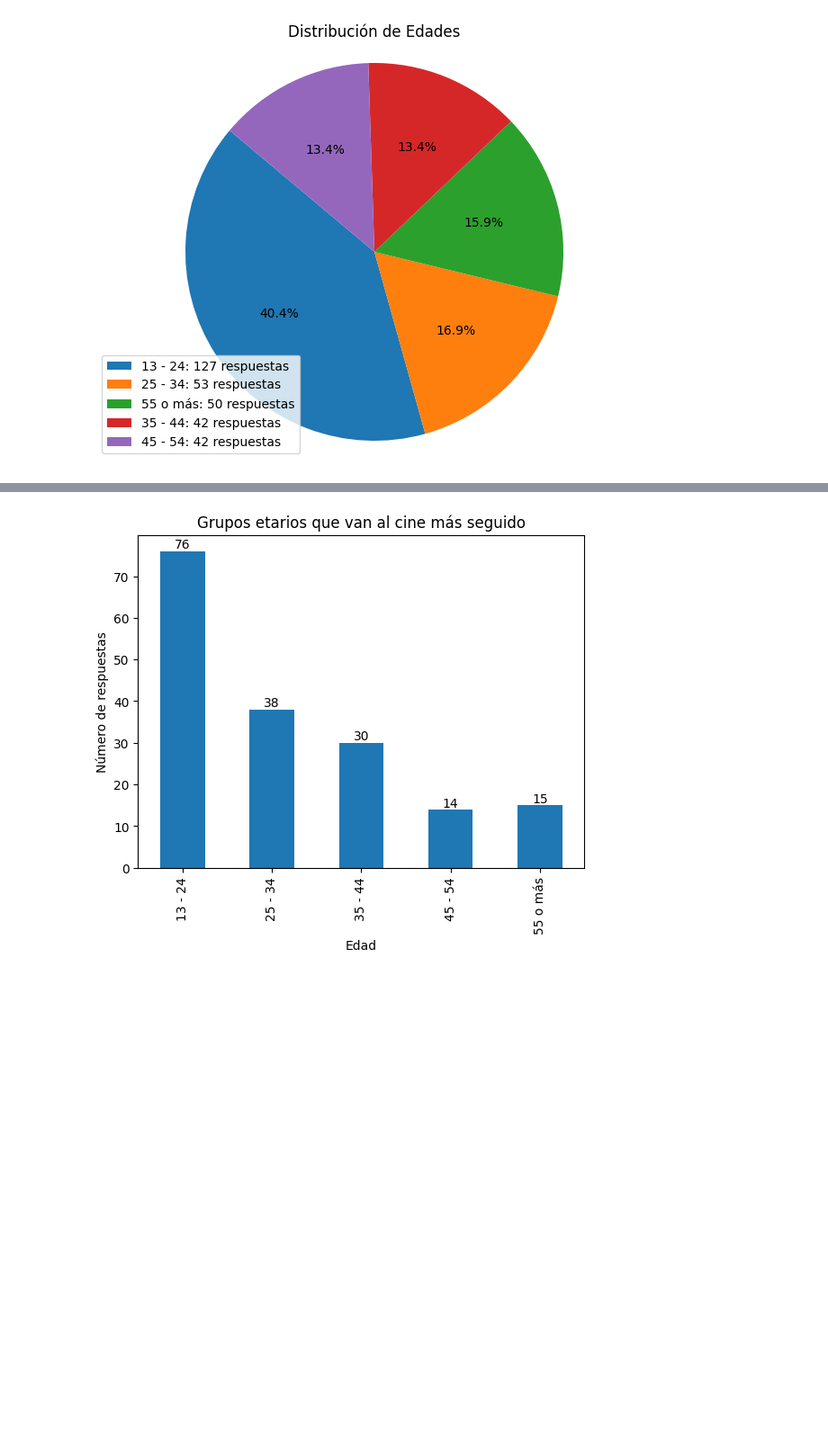
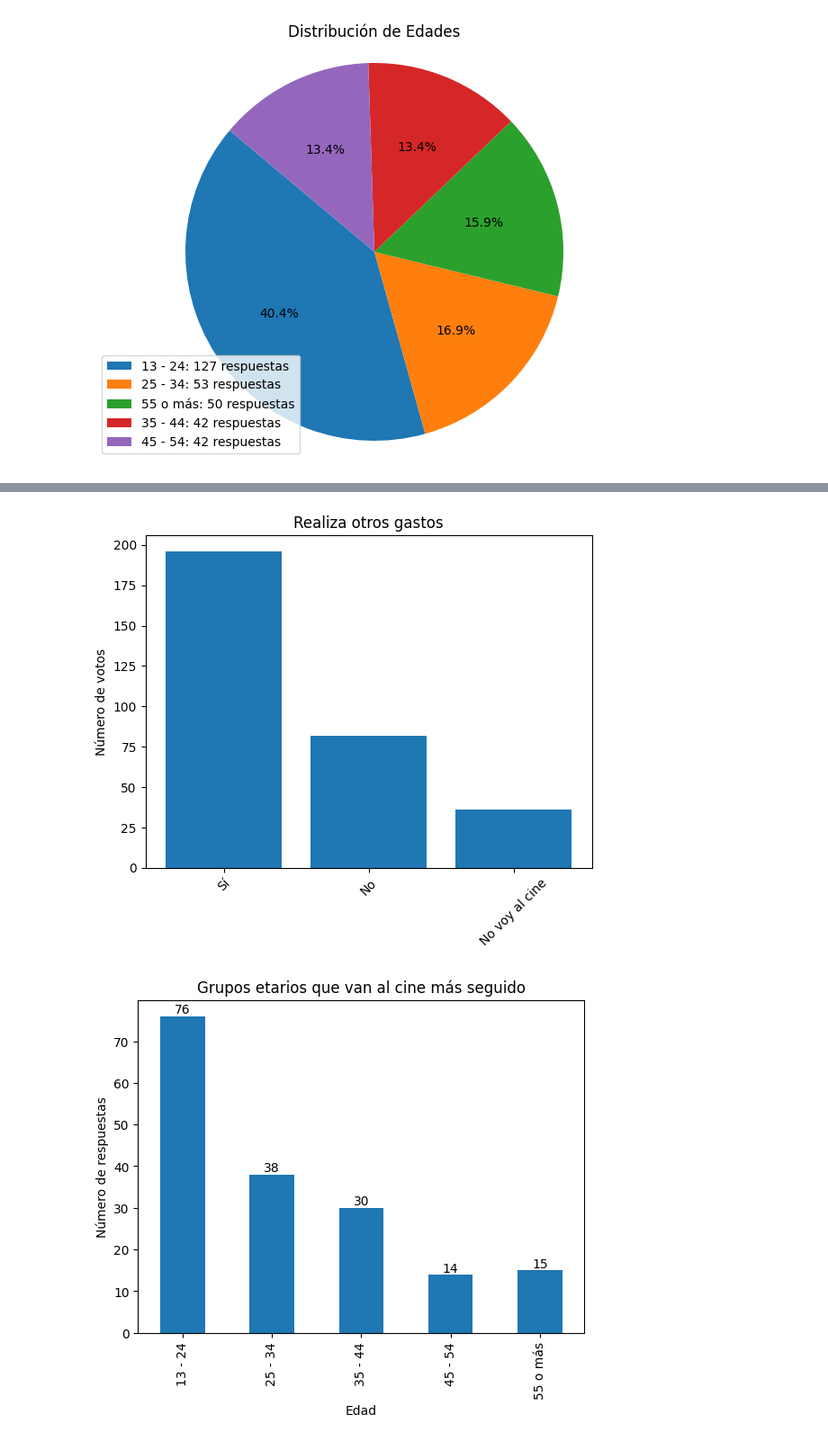
Before and after one commit to Incutti/TSopInfo_TPEncuesta, a Jupyter notebook: TpEncuesta.ipynb, the cells around one changed output, grey strips where cells are left out. Shown: that part at 90% size. Cells and saved outputs as stored; diff of their text form; code cells hidden in the pictures; blank space fills up the shorter version.

```diff
--- a/TpEncuesta.ipynb
+++ b/TpEncuesta.ipynb
@@ -160,3 +163,21 @@ WARNING:matplotlib.font_manager:findfont: Font family 'Times New Roman' not foun
+# %%
+
+gastos_counts = csv['¿Realiza otros gastos además de la entrada de cine (por ejemplo: pochoclos, cena, merchandising, etc.)?'].value_counts()
+
+x_labels = gastos_counts.index.to_list()
+y_values = gastos_counts.to_numpy()
+
+plt.bar(x_labels, y_values)
+
+
+plt.ylabel('Número de votos')
+plt.title('Realiza otros gastos')
+
+plt.xticks(rotation=45)
+
+plt.show()
+# %% [output]
+[figure, added]
 # %%
 import matplotlib.pyplot as plt
 import pandas as pd
```
Also changed, not shown: parts of 2 cells of this notebook.
